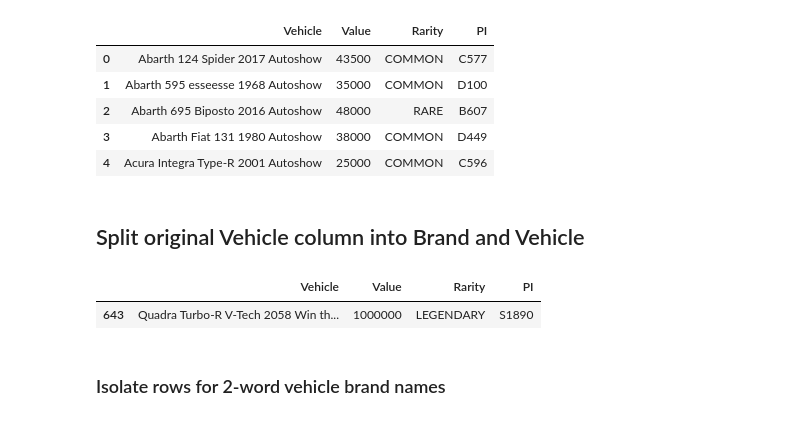
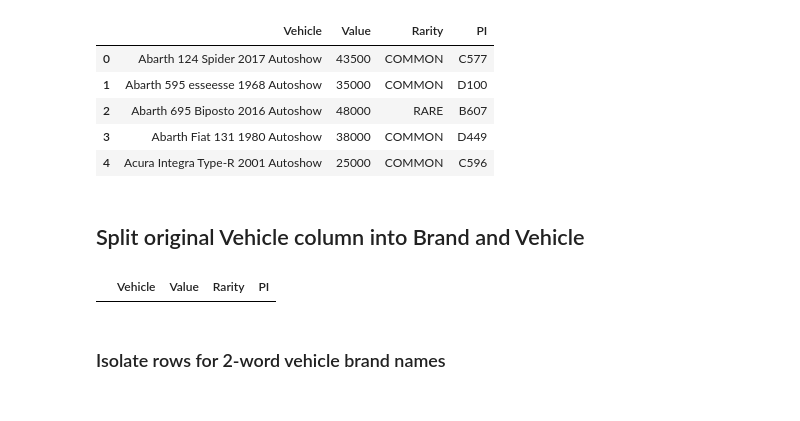
Before and after one commit to iaspidem/fh-cars-list, a Jupyter notebook: fh4-process.ipynb, the cells around one changed output. Drawn from its saved outputs; the diff is of its cells as text; code cells hidden in the pictures.

Commit message:
change delimiter for brand-vehicle separation

```diff
--- a/fh4-process.ipynb
+++ b/fh4-process.ipynb
@@ -98,10 +98,9 @@ df_lite.head()
 # %% [markdown]
 ## Split original Vehicle column into Brand and Vehicle
 # %%
-df_lite.iloc[df_lite["Vehicle"].str.contains("_")].head()
+df_lite.iloc[df_lite["Vehicle"].str.contains("%")].head()
 # %% [output]
 |  | Vehicle | Value | Rarity | PI |
-| 643 | Quadra Turbo-R V-Tech 2058 Win th... | 1000000 | LEGENDARY | S1890 |
 # %% [markdown]
 ### Isolate rows for 2-word vehicle brand names
 # %%
```
